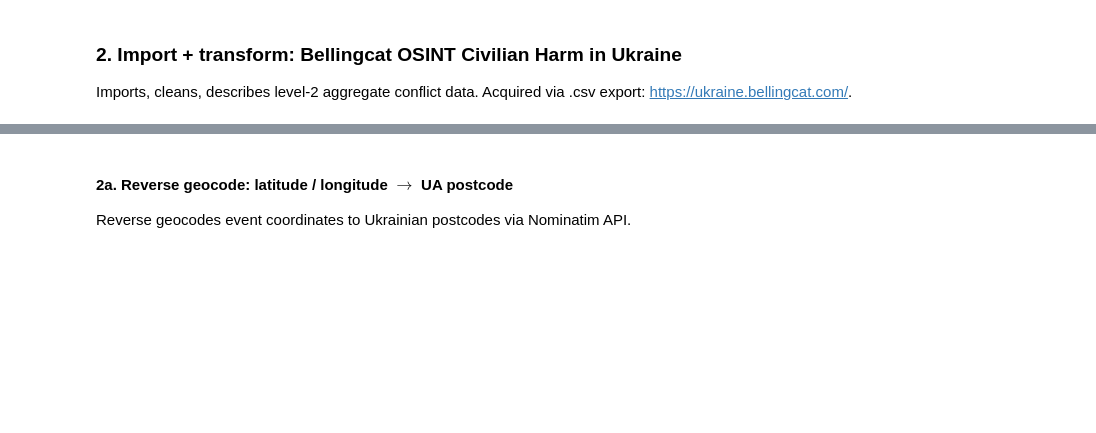
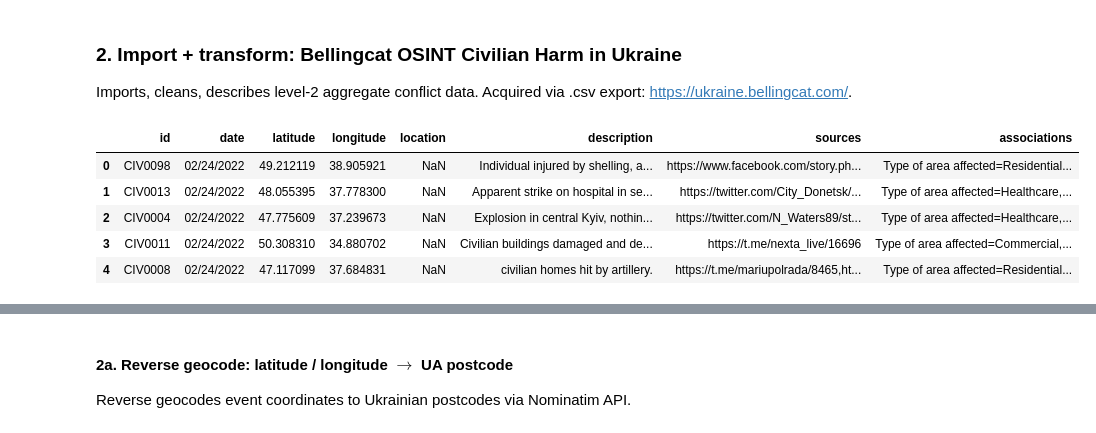
Before and after one commit to sskeen/ukraine_longitudinal_study, a Jupyter notebook: src/uls_scratchpad.ipynb, the cells around one changed output, grey strips where cells are left out. Cells and saved outputs as stored; diff of their text form; code cells hidden in the pictures; blank space fills up the shorter version.

Commit message:
Mid-implementation debug

```diff
--- a/src/uls_scratchpad.ipynb
+++ b/src/uls_scratchpad.ipynb
@@ -173,7 +177,16 @@ d_lvl2_raw_csv.head(3)
 ### 2. Import + transform: Bellingcat OSINT Civilian Harm in Ukraine
 Imports, cleans, describes level-2 aggregate conflict data. Acquired via .csv export: https://ukraine.bellingcat.com/.
 # %%
-# OLD CSV FOR DEBUGGING - DELETE DELETE DELETE
+#############################################################################################
 d = pd.read_csv(f'data/ukr-civharm-2026-01-09.csv')
+d.head(5)
+#############################################################################################
+# %% [output]
+|  | id | date | latitude | longitude | location | description | sources | associations |
+| 0 | CIV0098 | 02/24/2022 | 49.212119 | 38.905921 | NaN | Individual injured by shelling, a... | https://www.facebook.com/story.ph... | Type of area affected=Residential... |
+| 1 | CIV0013 | 02/24/2022 | 48.055395 | 37.778300 | NaN | Apparent strike on hospital in se... | https://twitter.com/City_Donetsk/... | Type of area affected=Healthcare,... |
+| 2 | CIV0004 | 02/24/2022 | 47.775609 | 37.239673 | NaN | Explosion in central Kyiv, nothin... | https://twitter.com/N_Waters89/st... | Type of area affected=Healthcare,... |
+| 3 | CIV0011 | 02/24/2022 | 50.308310 | 34.880702 | NaN | Civilian buildings damaged and de... | https://t.me/nexta_live/16696 | Type of area affected=Commercial,... |
+| 4 | CIV0008 | 02/24/2022 | 47.117099 | 37.684831 | NaN | civilian homes hit by artillery. | https://t.me/mariupolrada/8465,ht... | Type of area affected=Residential... |
 # %%
 # Dupe raw for processing
```
Also changed, not shown: parts of 12 cells of this notebook.
